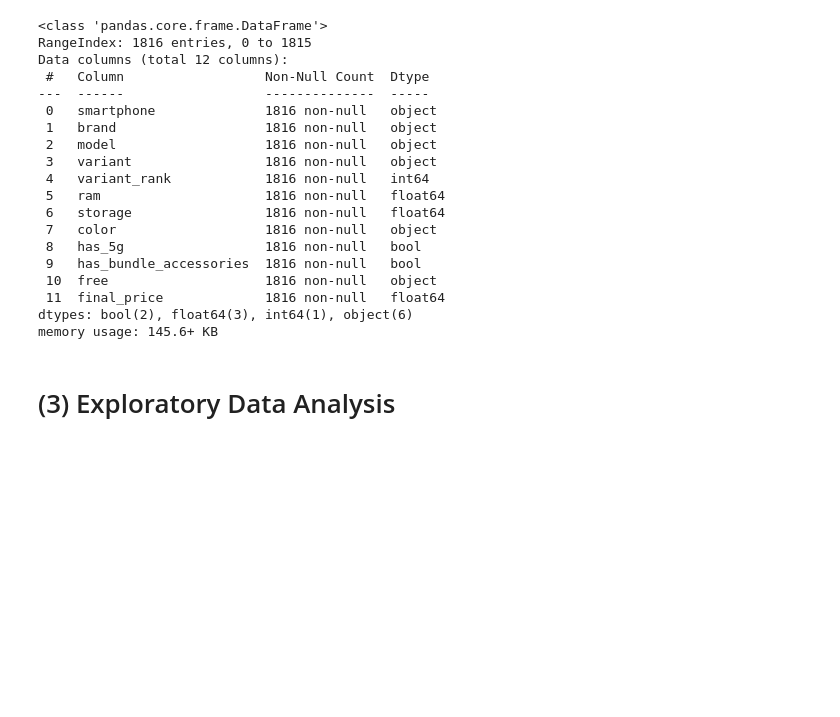
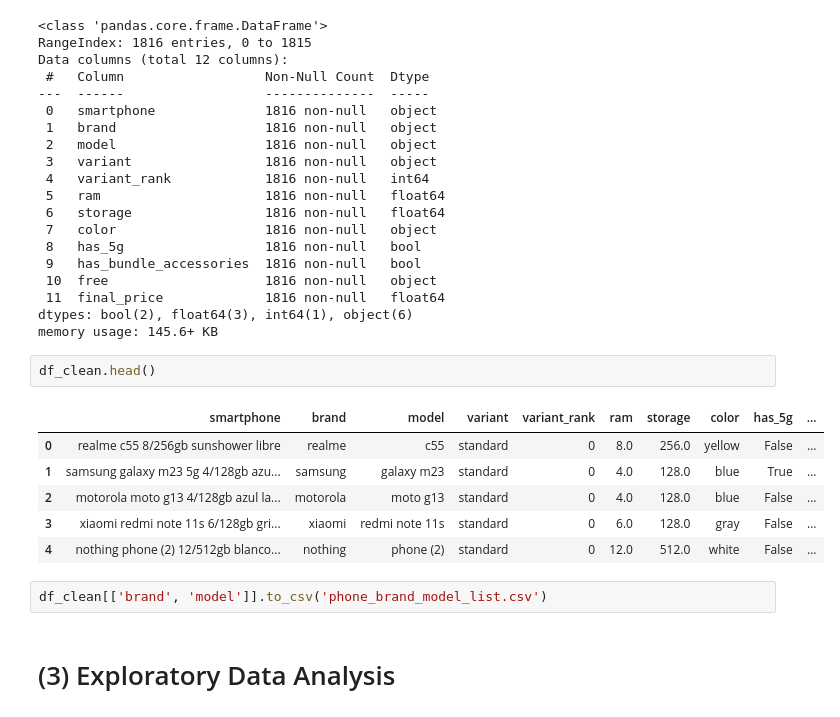
Before and after one commit to marvrch/Smartphone-Price-Prediction, a Jupyter notebook: FinalProject.ipynb, the cells around one changed output. Drawn from its saved outputs; the diff is of its cells as text; blank space fills up the shorter version.

```diff
--- a/FinalProject.ipynb
+++ b/FinalProject.ipynb
@@ -954,6 +954,17 @@ Data columns (total 12 columns):
  11  final_price             1816 non-null   float64
 dtypes: bool(2), float64(3), int64(1), object(6)
 memory usage: 145.6+ KB
+# %%
+df_clean.head()
+# %% [output]
+|  | smartphone | brand | model | variant | variant_rank | ram | storage | color | has_5g | ... |
+| 0 | realme c55 8/256gb sunshower libre | realme | c55 | standard | 0 | 8.0 | 256.0 | yellow | False | ... |
+| 1 | samsung galaxy m23 5g 4/128gb azu... | samsung | galaxy m23 | standard | 0 | 4.0 | 128.0 | blue | True | ... |
+| 2 | motorola moto g13 4/128gb azul la... | motorola | moto g13 | standard | 0 | 4.0 | 128.0 | blue | False | ... |
+| 3 | xiaomi redmi note 11s 6/128gb gri... | xiaomi | redmi note 11s | standard | 0 | 6.0 | 128.0 | gray | False | ... |
+| 4 | nothing phone (2) 12/512gb blanco... | nothing | phone (2) | standard | 0 | 12.0 | 512.0 | white | False | ... |
+# %%
+df_clean[['brand', 'model']].to_csv('phone_brand_model_list.csv')
 # %% [markdown]
 # (3) Exploratory Data Analysis
 # %% [markdown]
```
Also changed, not shown: parts of 3 cells of this notebook, 1 other file.
